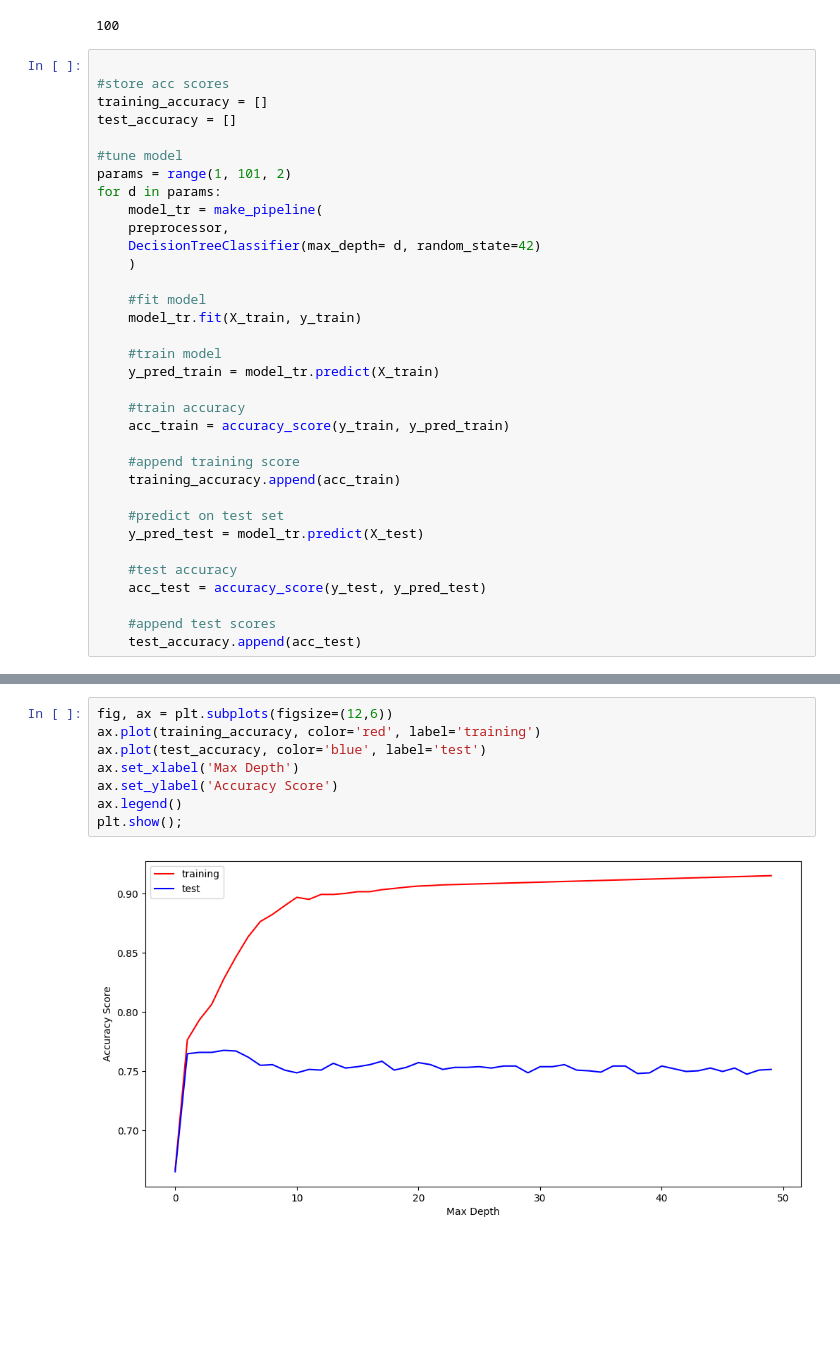
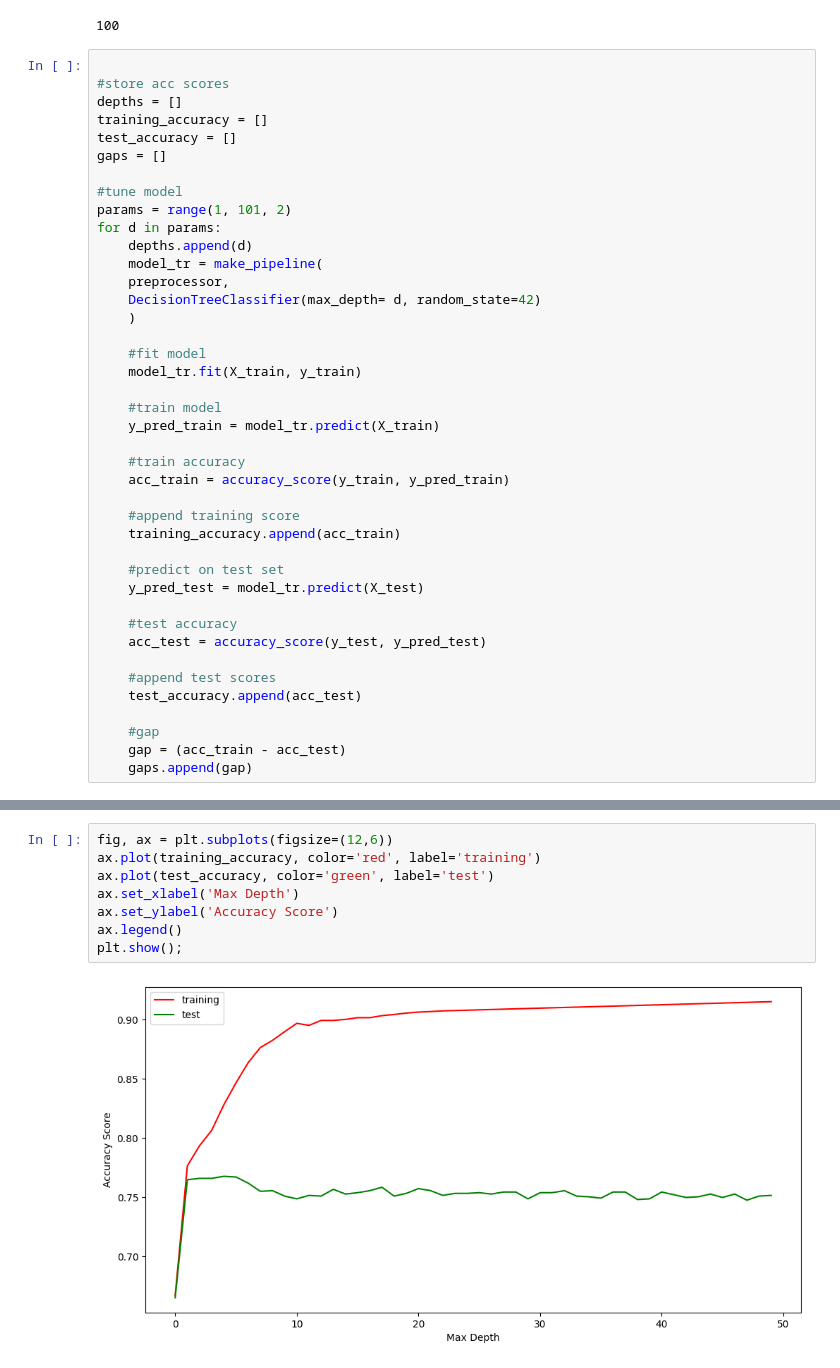
Before and after one commit to pabrokim/space-ship-titanic-classification, a Jupyter notebook: titanic.ipynb, the cells around one changed output, grey strips where cells are left out. Cells and saved outputs as stored; diff of their text form; blank space fills up the shorter version.

```diff
--- a/titanic.ipynb
+++ b/titanic.ipynb
@@ -273,12 +273,15 @@ depth
 # %%
 
 #store acc scores
+depths = []
 training_accuracy = []
 test_accuracy = []
+gaps = []
 
 #tune model
 params = range(1, 101, 2)
 for d in params:
+    depths.append(d)
     model_tr = make_pipeline(
     preprocessor,
     DecisionTreeClassifier(max_depth= d, random_state=42)
@@ -304,3 +307,7 @@ for d in params:
 
     #append test scores
     test_accuracy.append(acc_test)
+
+    #gap
+    gap = (acc_train - acc_test)
+    gaps.append(gap)
@@ -313,10 +334,10 @@ Test accuracy scores: [0.6653248993674525, 0.7648073605520413, 0.765957446808510
 # %%
 fig, ax = plt.subplots(figsize=(12,6))
 ax.plot(training_accuracy, color='red', label='training')
-ax.plot(test_accuracy, color='blue', label='test')
+ax.plot(test_accuracy, color='green', label='test')
 ax.set_xlabel('Max Depth')
 ax.set_ylabel('Accuracy Score')
 ax.legend()
 plt.show();
 # %% [output]
-[figure, old version]
+[figure, new version]
```
Also changed, not shown: parts of 2 cells of this notebook.
